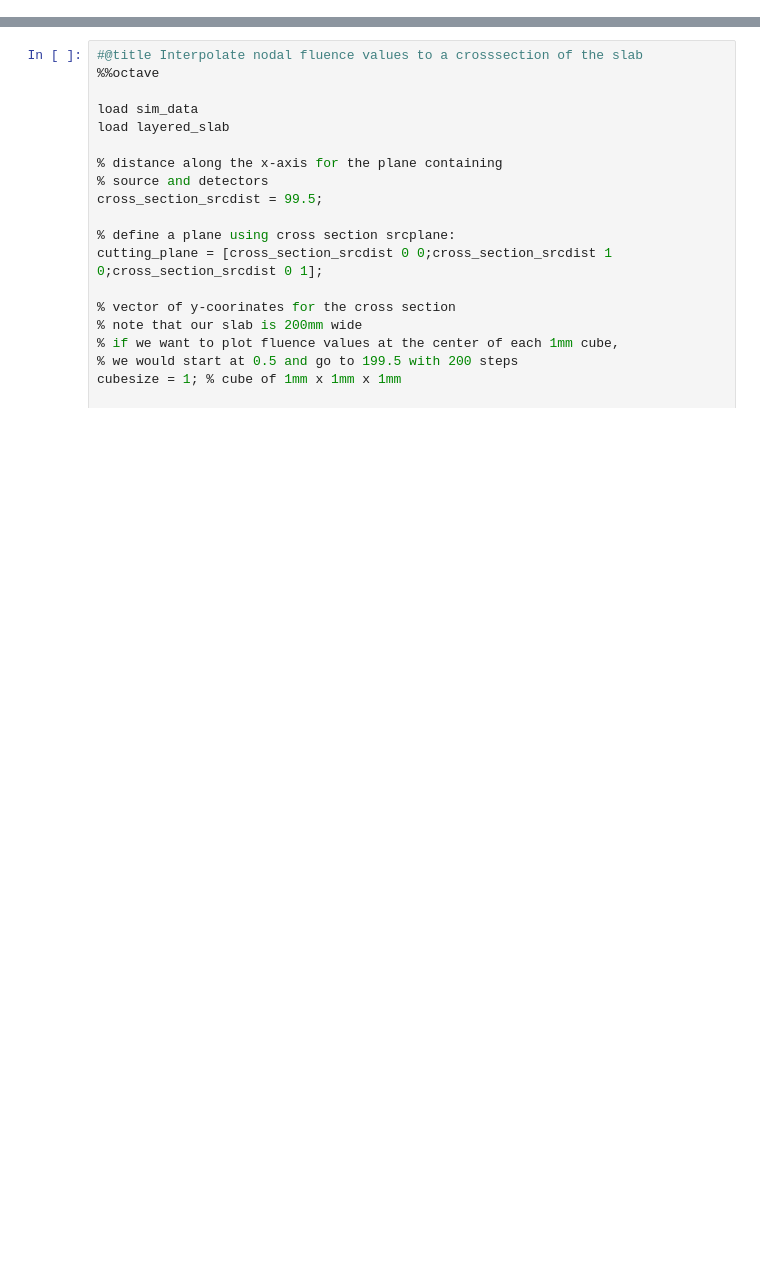
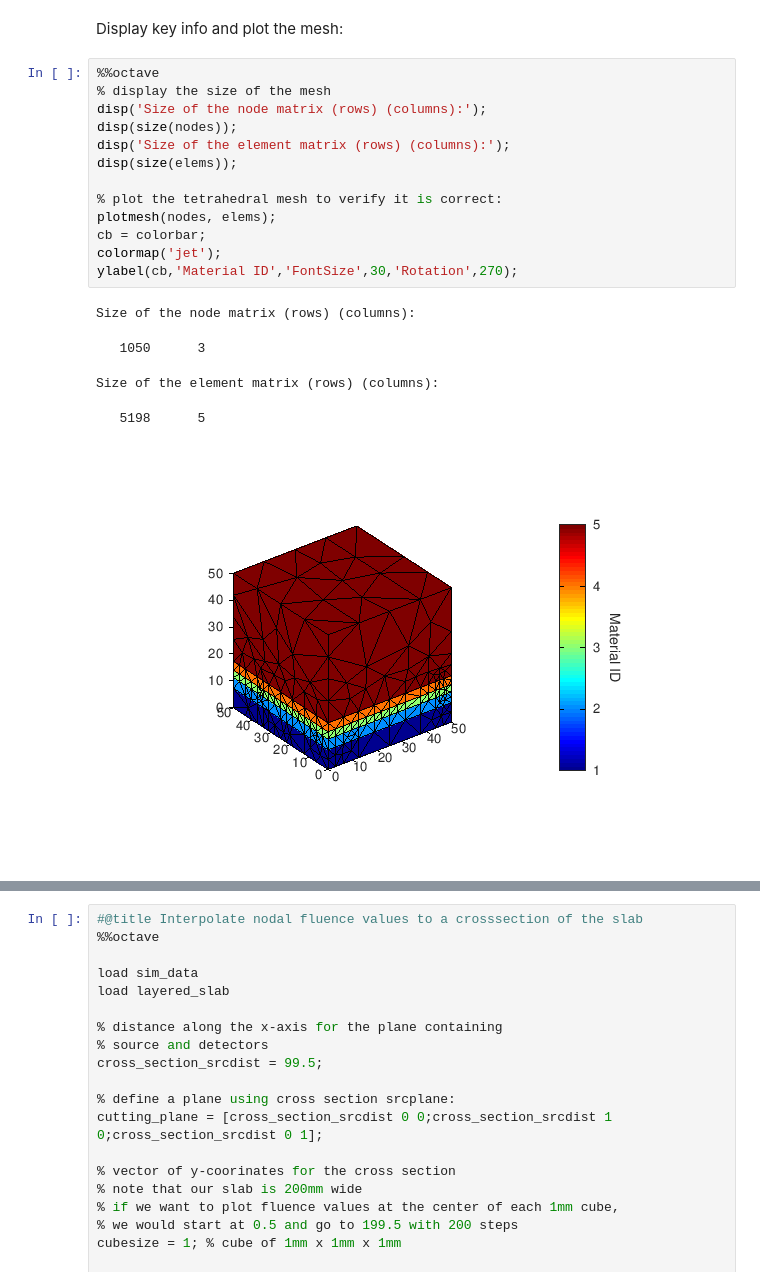
Before and after one commit to nzhang1218/MCX24Workshop, a Jupyter notebook: Training/MCX2024_2A_mmc_training.ipynb, the cells around one changed output, grey strips where cells are left out. Drawn from its saved outputs; the diff is of its cells as text; blank space fills up the shorter version.

```diff
--- a/Training/MCX2024_2A_mmc_training.ipynb
+++ b/Training/MCX2024_2A_mmc_training.ipynb
@@ -223,0 +222,21 @@ save -mat7-binary config cfg_mmc
+# %% [markdown]
+Display key info and plot the mesh:
+# %%
+%%octave
+% display the size of the mesh
+disp('Size of the node matrix (rows) (columns):');
+disp(size(nodes));
+disp('Size of the element matrix (rows) (columns):');
+disp(size(elems));
+
+% plot the tetrahedral mesh to verify it is correct:
+plotmesh(nodes, elems);
+cb = colorbar;
+colormap('jet');
+ylabel(cb,'Material ID','FontSize',30,'Rotation',270);
+# %% [output]
+Size of the node matrix (rows) (columns):
+   1050      3
+Size of the element matrix (rows) (columns):
+   5198      5
+[figure, added]
```
Also changed, not shown: parts of 37 cells of this notebook.
